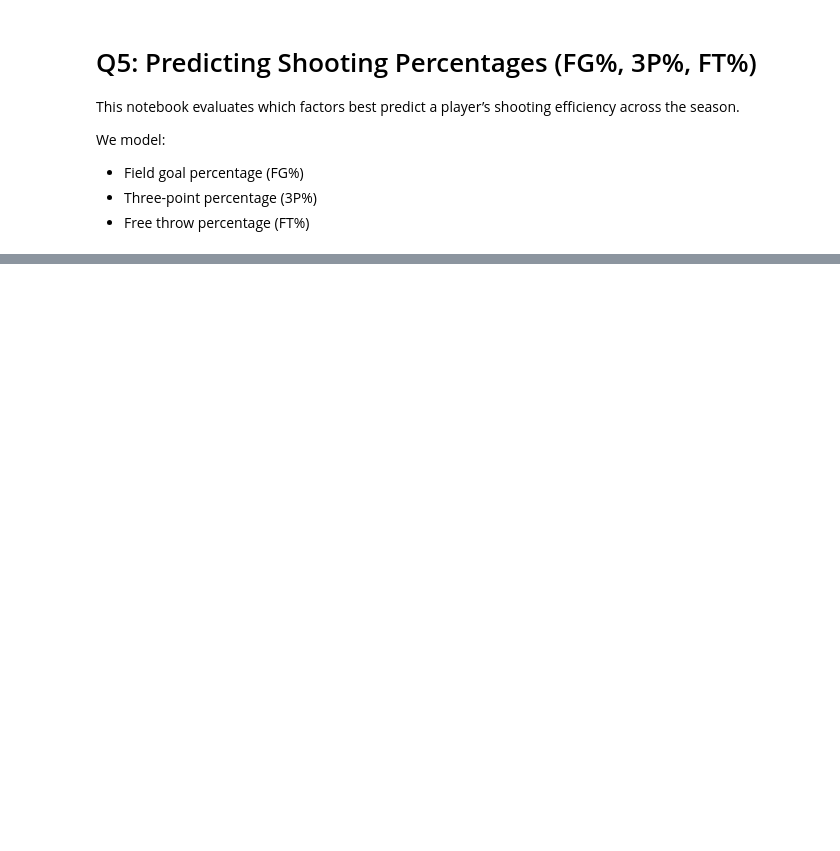
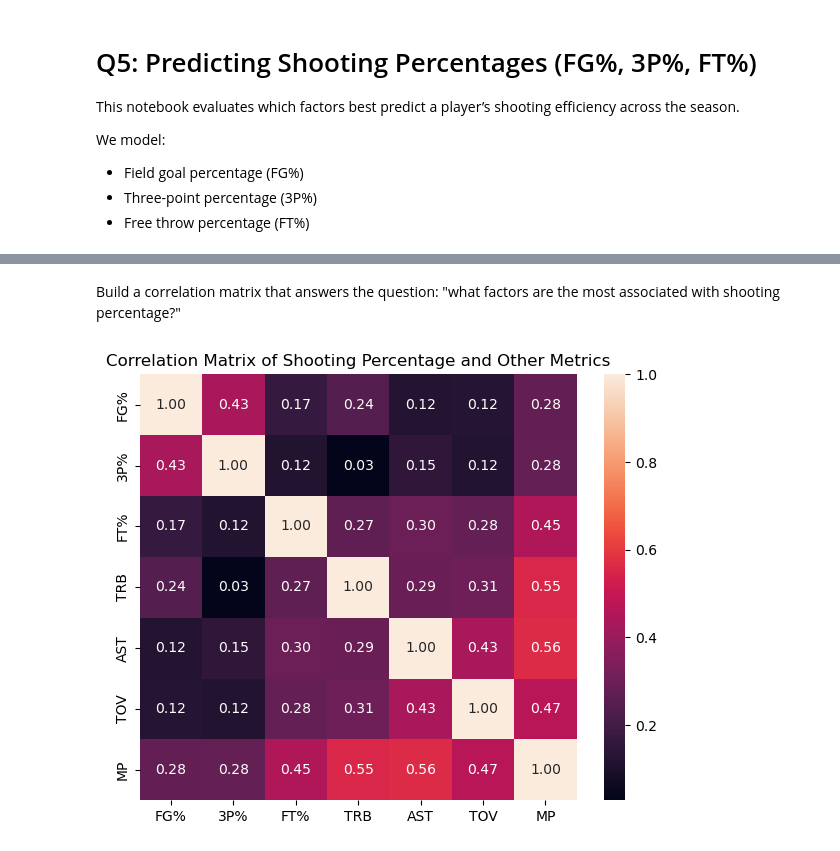
Before and after one commit to UCB-stat-159-f25/final-group16, a Jupyter notebook: 05_shooting_percentage_models.ipynb, the cells around one changed output, grey strips where cells are left out. Cells and saved outputs as stored; diff of their text form; code cells hidden in the pictures; blank space fills up the shorter version.

```diff
--- a/05_shooting_percentage_models.ipynb
+++ b/05_shooting_percentage_models.ipynb
@@ -69,0 +31,13 @@ player_season.head()
+# %% [markdown]
+Build a correlation matrix that answers the question: "what factors are the most associated with shooting percentage?"
+# %%
+corr = df_q5.corr()
+corr[["FG%", "3P%", "FT%"]]
+
+plt.figure(figsize=(6,5))
+sns.heatmap(corr, annot=True, fmt=".2f")
+plt.title("Correlation Matrix of Shooting Percentage and Other Metrics")
+plt.tight_layout()
+plt.show()
+# %% [output]
+[figure, added]
```
Also changed, not shown: parts of 9 cells of this notebook, 3 other files.
